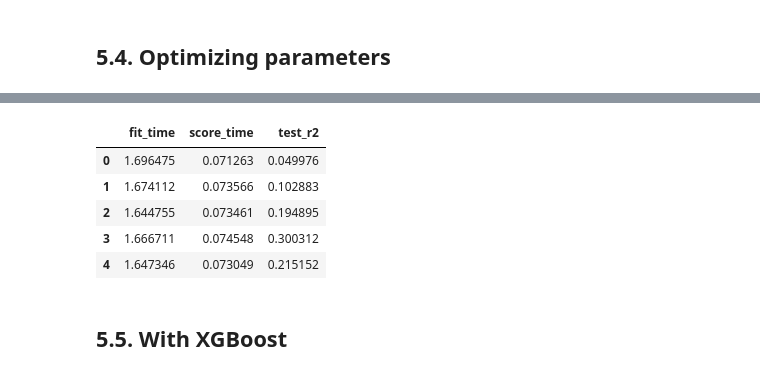
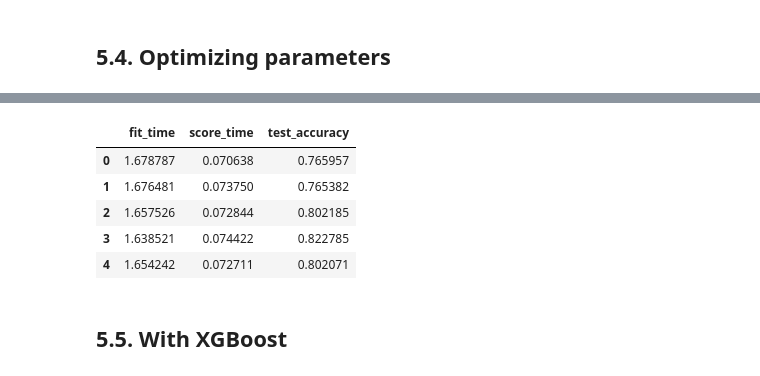
Before and after one commit to jaimesoroa/kaggle_spaceship-titanic, a Jupyter notebook: Notebook_Titanic.ipynb, the cells around one changed output, grey strips where cells are left out. Cells and saved outputs as stored; diff of their text form; code cells hidden in the pictures.

```diff
--- a/Notebook_Titanic.ipynb
+++ b/Notebook_Titanic.ipynb
@@ -656,17 +727,17 @@ RandomForestClassifier(max_depth=10, min_samples_split=10, n_estimators=500)
 # %%
 # Cross validation
 RFC_model_4 = RandomForestClassifier(n_estimators=500, min_samples_leaf=1, min_samples_split=10, max_depth=10, criterion='gini')
 cv_results_4 = cross_validate(RFC_model_4, X_4, y_4, cv=5,
-                            scoring=['r2']
+                            scoring=['accuracy']
 )
 pd.DataFrame(cv_results_4)
 # %% [output]
-|  | fit_time | score_time | test_r2 |
-| 0 | 1.696475 | 0.071263 | 0.049976 |
-| 1 | 1.674112 | 0.073566 | 0.102883 |
-| 2 | 1.644755 | 0.073461 | 0.194895 |
-| 3 | 1.666711 | 0.074548 | 0.300312 |
-| 4 | 1.647346 | 0.073049 | 0.215152 |
+|  | fit_time | score_time | test_accuracy |
+| 0 | 1.678787 | 0.070638 | 0.765957 |
+| 1 | 1.676481 | 0.073750 | 0.765382 |
+| 2 | 1.657526 | 0.072844 | 0.802185 |
+| 3 | 1.638521 | 0.074422 | 0.822785 |
+| 4 | 1.654242 | 0.072711 | 0.802071 |
 # %%
 # Fit model
 RFC_model_4.fit(X_4, y_4)
```
Also changed, not shown: parts of 42 cells of this notebook, 4 other files.
